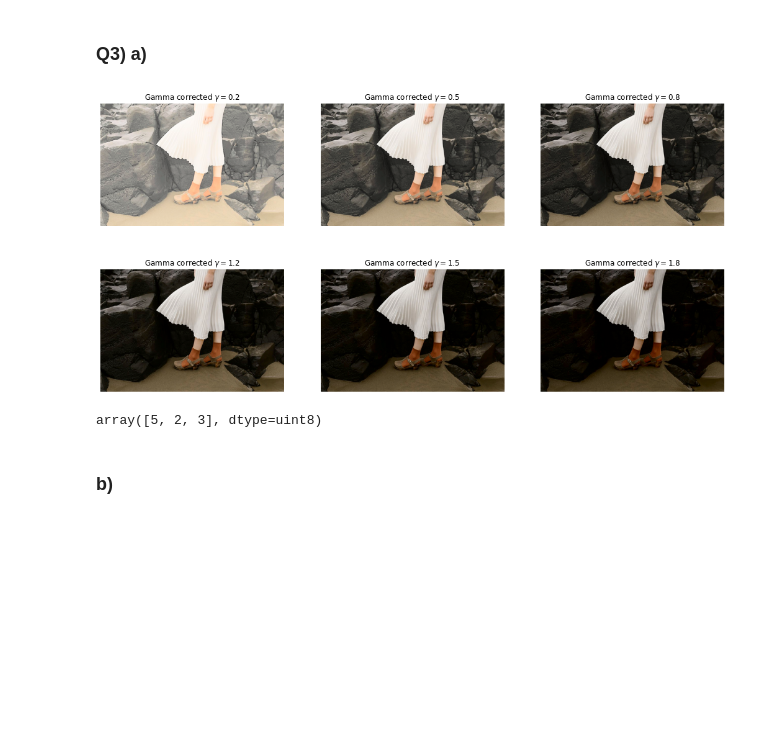
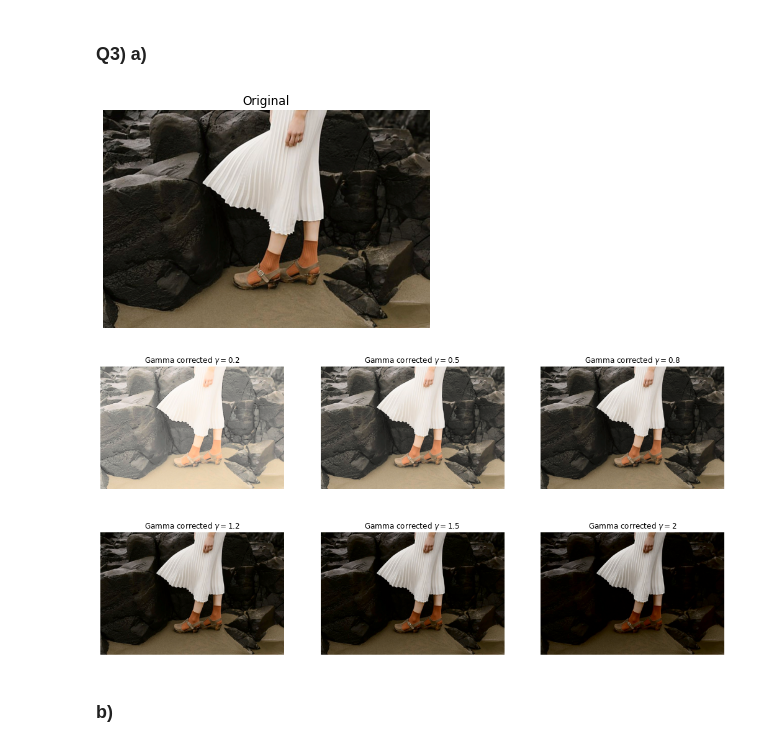
Before and after one commit to Krishnakanth-lab/EN2550_Assignment1, a Jupyter notebook: Krishnakanth_190323C_a01.ipynb, the cells around one changed output. Saved outputs shown, nothing was run; the diff lists cells and outputs as text; code cells hidden in the pictures; blank space fills up the shorter version.

```diff
--- a/Krishnakanth_190323C_a01.ipynb
+++ b/Krishnakanth_190323C_a01.ipynb
@@ -128,35 +128,36 @@ plt.show()
 # %%
 import copy
 gamma_img = cv.imread(r'highlights_and_shadows.jpg')
-gamma_img = cv.cvtColor(gamma_img, cv.COLOR_BGR2LAB)
+gamma_lab = cv.cvtColor(gamma_img, cv.COLOR_BGR2LAB)
+gamma_rgb = cv.cvtColor(gamma_lab, cv.COLOR_LAB2RGB)
 
-gamma_list = [ 0.2, 0.5, 0.8, 1.2, 1.5, 1.8]
+plt.imshow(gamma_rgb)
+plt.axis('off')
+plt.title('Original')
+
+gamma_list = [ 0.2, 0.5, 0.8, 1.2, 1.5, 2]
 j=0
 fig, ax = plt.subplots(2, 3, figsize=(18, 9))
 
 for gamma in gamma_list:
     r=j//3
     c=j%3
 
-    img_copy = copy.deepcopy(gamma_img)
+    img_copy = copy.deepcopy(gamma_lab)
 
     t = np.array([(p/255)**gamma*255 for p in range (0, 256)]).astype(np.uint8)
     img_copy[:,:,0] = cv.LUT(img_copy[:,:,0], t)
     img_copy = cv.cvtColor(img_copy, cv.COLOR_LAB2RGB)
 
     ax[r][c].imshow(img_copy)
     ax[r][c].set_title('Gamma corrected $\gamma = {}$'.format(gamma))
     ax[r][c].axis('off')
 
     j+=1
 plt.show()
 # %% [output]
-[figure, old version]
+[figure, new version]
+[figure, added]
-# %%
-gamma_img[0,1]=[5,2,3]
-gamma_img[0,1]
-# %% [output]
-array([5, 2, 3], dtype=uint8)
 # %% [markdown]
 ### b)
 # %%
```
Also changed, not shown: parts of 3 cells of this notebook, 1 other file.
